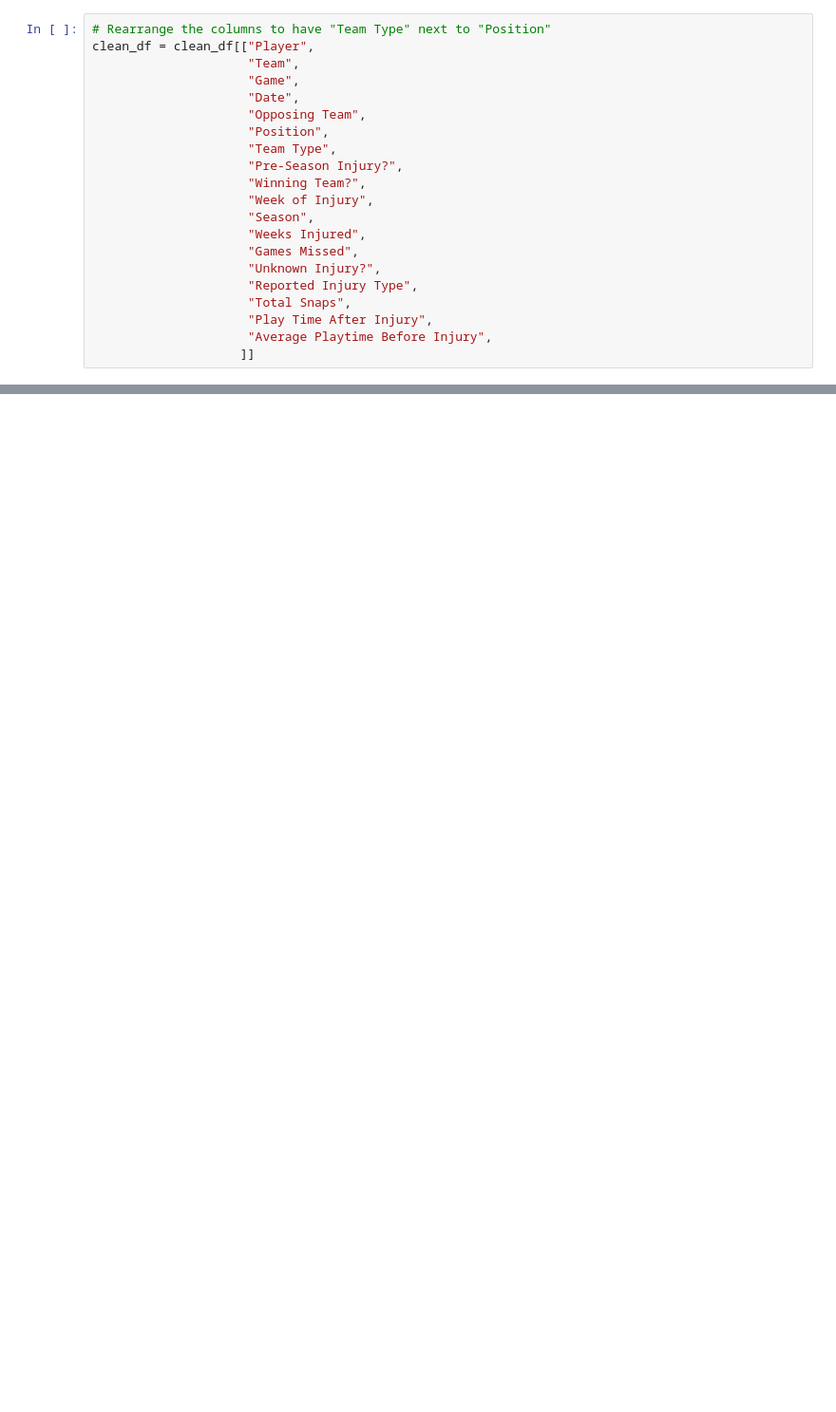
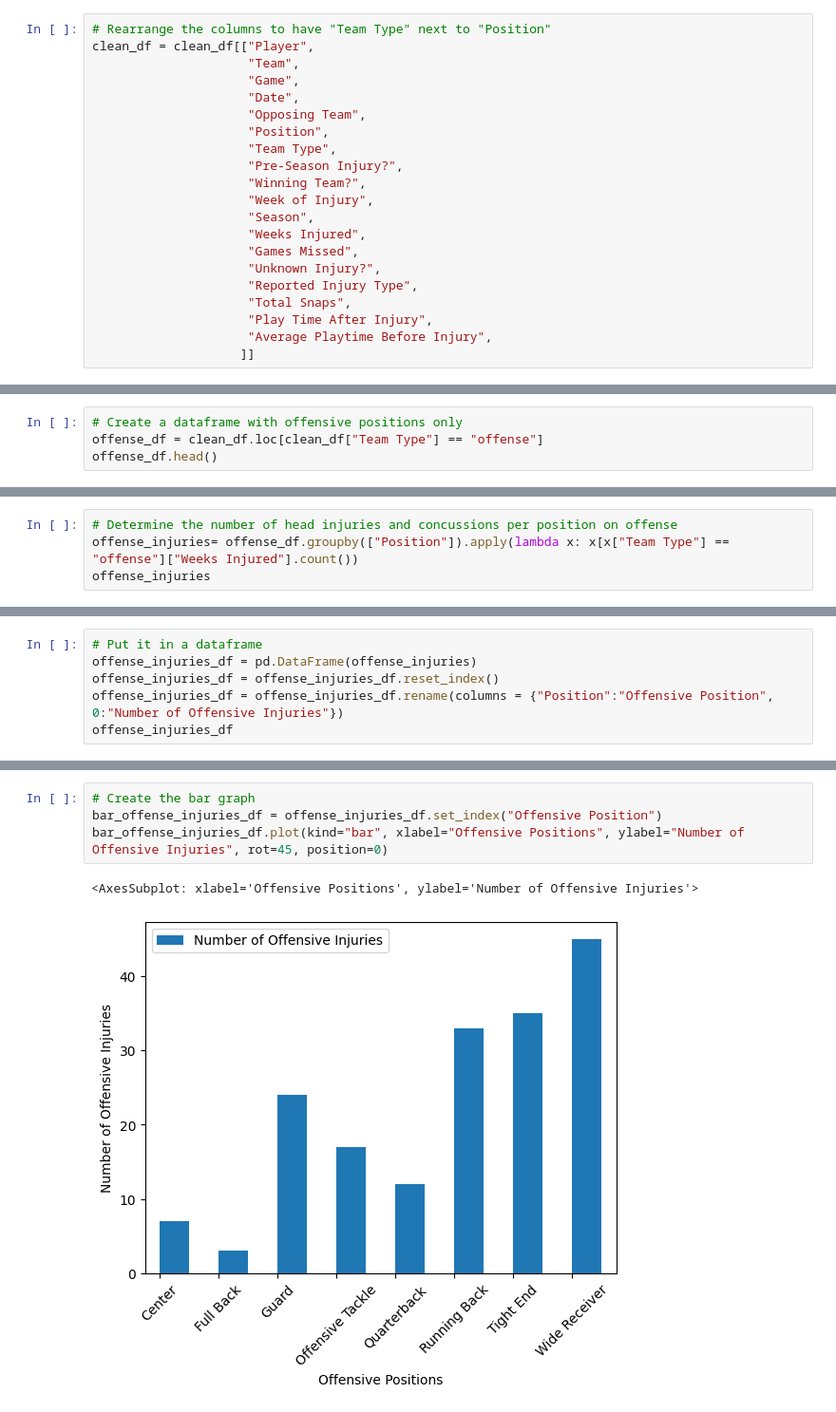
Before and after one commit to DunieCarrasco/nfl_concussion_analysis, a Jupyter notebook: joel_clean_dataframe.ipynb, the cells around one changed output, grey strips where cells are left out. Shown at 95% size. Drawn from its saved outputs; the diff is of its cells as text; blank space fills up the shorter version.

Commit message:
done with the bar graph for offense and defense

```diff
--- a/joel_clean_dataframe.ipynb
+++ b/joel_clean_dataframe.ipynb
@@ -220,0 +222,4 @@ clean_df
+# %%
+# Create a dataframe with offensive positions only
+offense_df = clean_df.loc[clean_df["Team Type"] == "offense"]
+offense_df.head()
@@ -220,0 +233,4 @@ clean_df
+# %%
+# Determine the number of head injuries and concussions per position on offense
+offense_injuries= offense_df.groupby(["Position"]).apply(lambda x: x[x["Team Type"] == "offense"]["Weeks Injured"].count())
+offense_injuries
@@ -220,0 +248,6 @@ clean_df
+# %%
+# Put it in a dataframe
+offense_injuries_df = pd.DataFrame(offense_injuries)
+offense_injuries_df = offense_injuries_df.reset_index()
+offense_injuries_df = offense_injuries_df.rename(columns = {"Position":"Offensive Position", 0:"Number of Offensive Injuries"})
+offense_injuries_df
@@ -220,0 +264,7 @@ clean_df
+# %%
+# Create the bar graph
+bar_offense_injuries_df = offense_injuries_df.set_index("Offensive Position")
+bar_offense_injuries_df.plot(kind="bar", xlabel="Offensive Positions", ylabel="Number of Offensive Injuries", rot=45, position=0)
+# %% [output]
+<AxesSubplot: xlabel='Offensive Positions', ylabel='Number of Offensive Injuries'>
+[figure, added]
```
Also changed, not shown: parts of 28 cells of this notebook, 1 other file.
